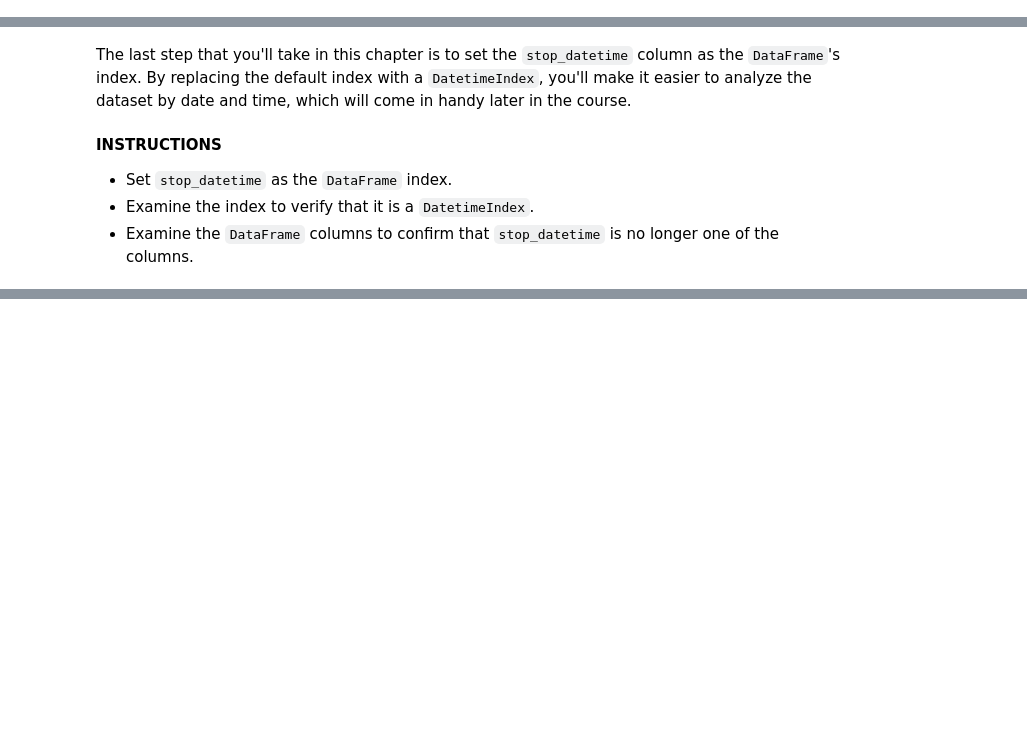
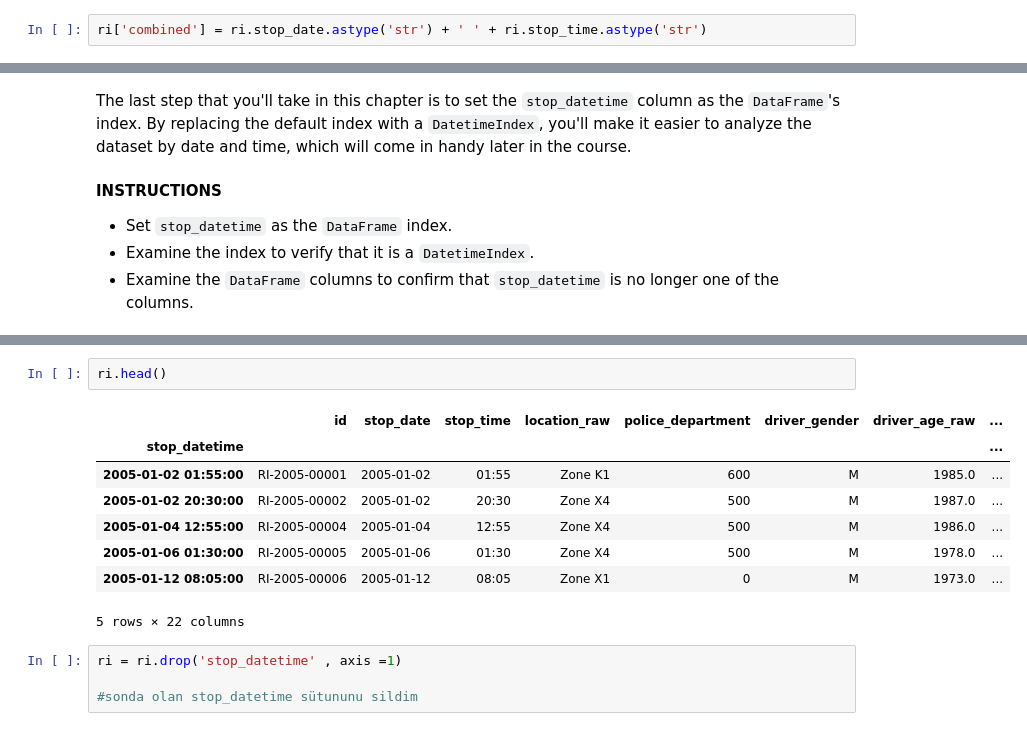
Before and after one commit to veyselaytekin1/EDA_DONE, a Jupyter notebook: EDA_Traffic_Police_Stops/01-Preparing The Data For Analysis(Student).ipynb, the cells around one changed output, grey strips where cells are left out. Saved outputs shown, nothing was run; the diff lists cells and outputs as text; blank space fills up the shorter version.

```diff
--- a/EDA_Traffic_Police_Stops/01-Preparing The Data For Analysis(Student).ipynb
+++ b/EDA_Traffic_Police_Stops/01-Preparing The Data For Analysis(Student).ipynb
@@ -140,0 +257,2 @@ You'll combine these two columns into a single column, and then convert it to ``
+# %%
+ri['combined'] = ri.stop_date.astype('str') + ' ' + ri.stop_time.astype('str')
@@ -148,0 +342,15 @@ The last step that you'll take in this chapter is to set the ``stop_datetime`` c
+# %%
+ri.head()
+# %% [output]
+|  | id | stop_date | stop_time | location_raw | police_department | driver_gender | driver_age_raw | ... |
+| stop_datetime |  |  |  |  |  |  |  | ... |
+| 2005-01-02 01:55:00 | RI-2005-00001 | 2005-01-02 | 01:55 | Zone K1 | 600 | M | 1985.0 | ... |
+| 2005-01-02 20:30:00 | RI-2005-00002 | 2005-01-02 | 20:30 | Zone X4 | 500 | M | 1987.0 | ... |
+| 2005-01-04 12:55:00 | RI-2005-00004 | 2005-01-04 | 12:55 | Zone X4 | 500 | M | 1986.0 | ... |
+| 2005-01-06 01:30:00 | RI-2005-00005 | 2005-01-06 | 01:30 | Zone X4 | 500 | M | 1978.0 | ... |
+| 2005-01-12 08:05:00 | RI-2005-00006 | 2005-01-12 | 08:05 | Zone X1 | 0 | M | 1973.0 | ... |
+5 rows × 22 columns
+# %%
+ri = ri.drop('stop_datetime' , axis =1)
+
+#sonda olan stop_datetime sütununu sildim
```
Also changed, not shown: parts of 29 cells of this notebook.
